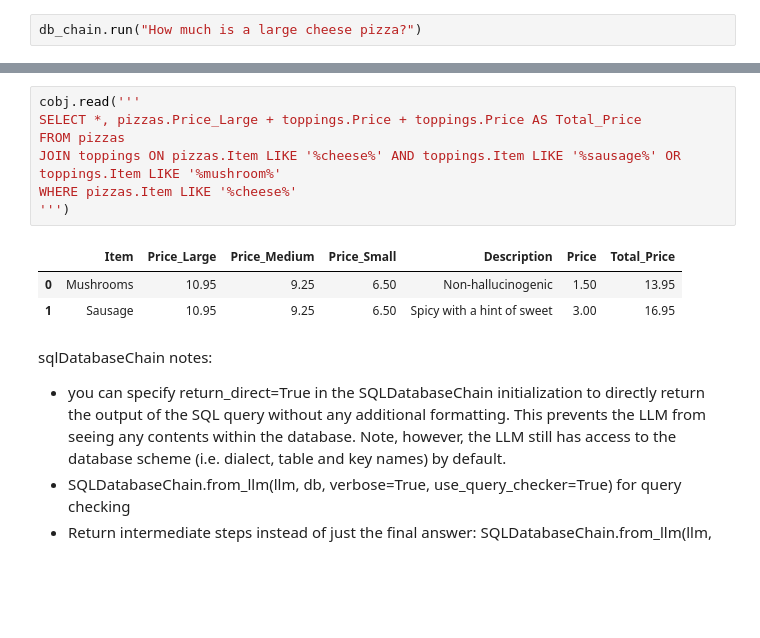
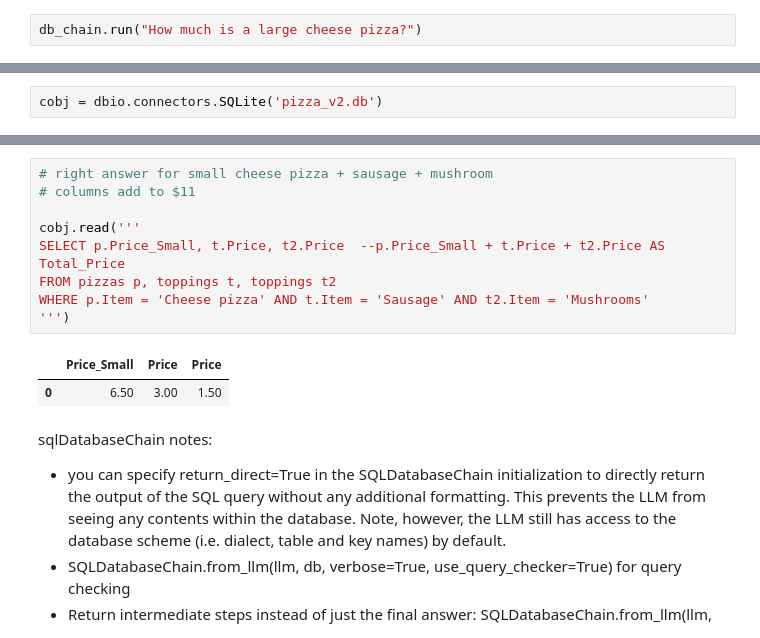
Before and after one commit to tweinzirl/chatGPT_practice, a Jupyter notebook: blog2/db_query.ipynb, the cells around one changed output, grey strips where cells are left out. Cells and saved outputs as stored; diff of their text form; blank space fills up the shorter version.

```diff
--- a/blog2/db_query.ipynb
+++ b/blog2/db_query.ipynb
@@ -420 +407,3 @@ scratchwork
+# %%
+cobj = dbio.connectors.SQLite('pizza_v2.db')
 # %%
@@ -422,14 +425,15 @@ cobj.read("select * from menu where Item like '%ater%'")
 # %%
+# right answer for small cheese pizza + sausage + mushroom
+# columns add to $11
+
 cobj.read('''
-SELECT *, pizzas.Price_Large + toppings.Price + toppings.Price AS Total_Price
-FROM pizzas
-JOIN toppings ON pizzas.Item LIKE '%cheese%' AND toppings.Item LIKE '%sausage%' OR toppings.Item LIKE '%mushroom%'
-WHERE pizzas.Item LIKE '%cheese%'
+SELECT p.Price_Small, t.Price, t2.Price  --p.Price_Small + t.Price + t2.Price AS Total_Price
+FROM pizzas p, toppings t, toppings t2
+WHERE p.Item = 'Cheese pizza' AND t.Item = 'Sausage' AND t2.Item = 'Mushrooms'
 ''')
 # %% [output]
-|  | Item | Price_Large | Price_Medium | Price_Small | Description | Price | Total_Price |
-| 0 | Mushrooms | 10.95 | 9.25 | 6.50 | Non-hallucinogenic | 1.50 | 13.95 |
-| 1 | Sausage | 10.95 | 9.25 | 6.50 | Spicy with a hint of sweet | 3.00 | 16.95 |
+|  | Price_Small | Price | Price |
+| 0 | 6.50 | 3.00 | 1.50 |
 # %% [markdown]
 sqlDatabaseChain notes:
  - you can specify return_direct=True in the SQLDatabaseChain initialization to directly return the output of the SQL query without any additional formatting. This prevents the LLM from seeing any contents within the database. Note, however, the LLM still has access to the database scheme (i.e. dialect, table and key names) by default.
```
Also changed, not shown: parts of 25 cells of this notebook, 1 other file.
